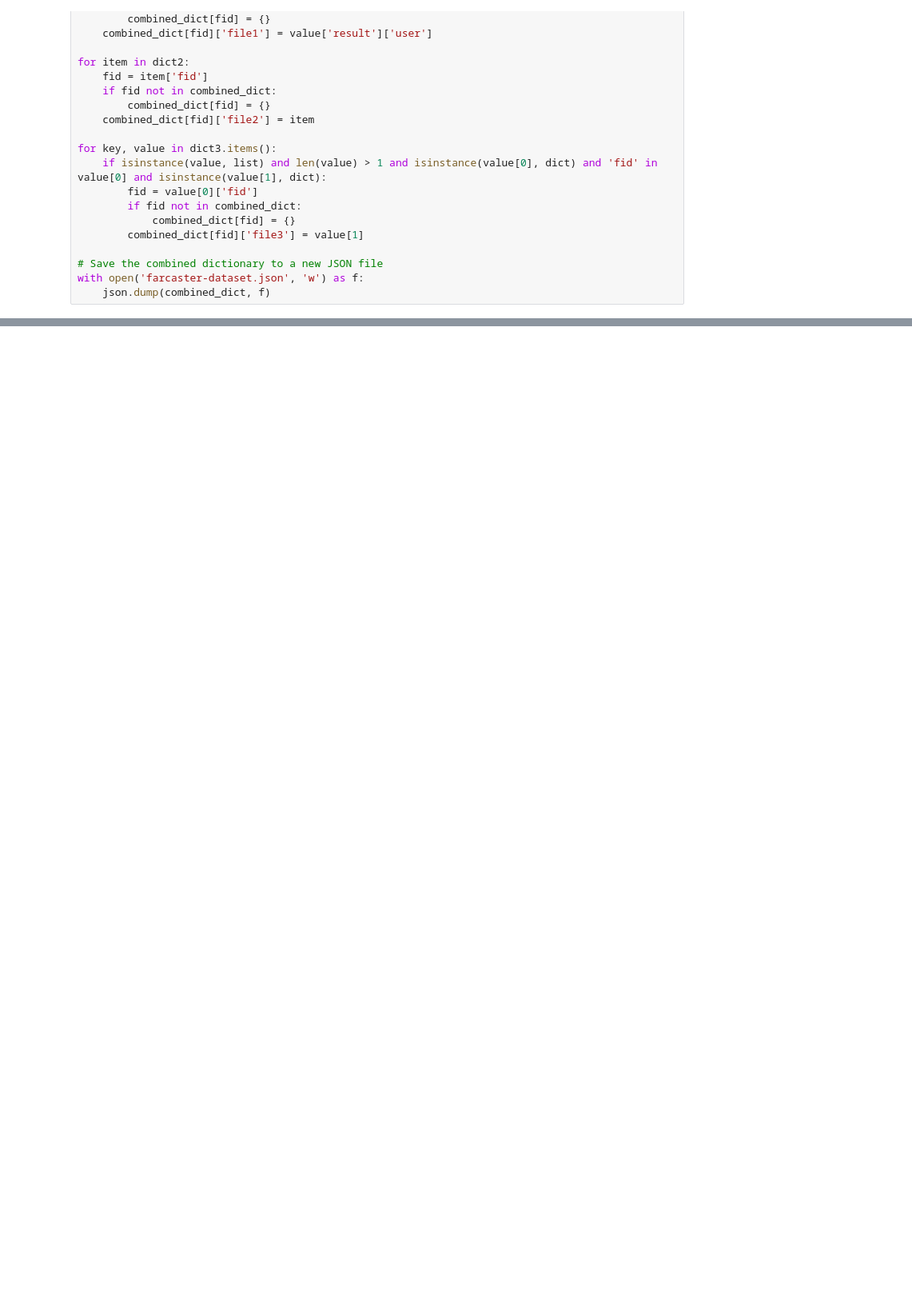
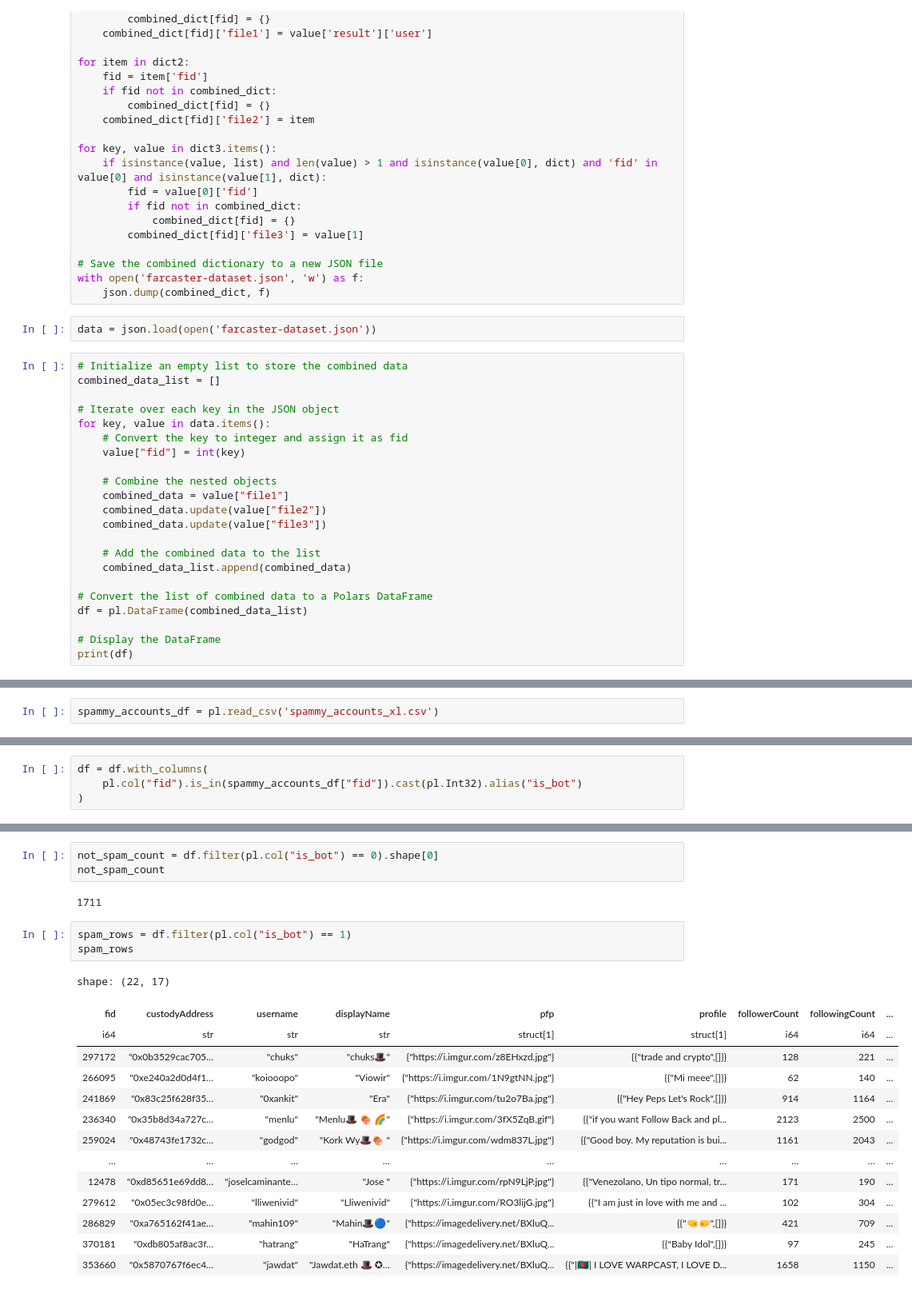
Before and after one commit to DappaDanDev/giza-farcaster-bot, a Jupyter notebook: giza-datasets.ipynb, the cells around one changed output, grey strips where cells are left out. Shown at 80% size. Saved outputs shown, nothing was run; the diff lists cells and outputs as text; blank space fills up the shorter version.

Commit message:
Added "is_bot" labels
Added a column to label bots

```diff
--- a/giza-datasets.ipynb
+++ b/giza-datasets.ipynb
@@ -141,3 +141,27 @@ for key, value in dict3.items():
 # Save the combined dictionary to a new JSON file
 with open('farcaster-dataset.json', 'w') as f:
     json.dump(combined_dict, f)
+# %%
+data = json.load(open('farcaster-dataset.json'))
+# %%
+# Initialize an empty list to store the combined data
+combined_data_list = []
+
+# Iterate over each key in the JSON object
+for key, value in data.items():
+    # Convert the key to integer and assign it as fid
+    value["fid"] = int(key)
+
+    # Combine the nested objects
+    combined_data = value["file1"]
+    combined_data.update(value["file2"])
+    combined_data.update(value["file3"])
+
+    # Add the combined data to the list
+    combined_data_list.append(combined_data)
+
+# Convert the list of combined data to a Polars DataFrame
+df = pl.DataFrame(combined_data_list)
+
+# Display the DataFrame
+print(df)
@@ -143,0 +235,2 @@ with open('farcaster-dataset.json', 'w') as f:
+# %%
+spammy_accounts_df = pl.read_csv('spammy_accounts_xl.csv')
@@ -143,0 +257,4 @@ with open('farcaster-dataset.json', 'w') as f:
+# %%
+df = df.with_columns(
+    pl.col("fid").is_in(spammy_accounts_df["fid"]).cast(pl.Int32).alias("is_bot")
+)
@@ -143,0 +286,23 @@ with open('farcaster-dataset.json', 'w') as f:
+# %%
+not_spam_count = df.filter(pl.col("is_bot") == 0).shape[0]
+not_spam_count
+# %% [output]
+1711
+# %%
+spam_rows = df.filter(pl.col("is_bot") == 1)
+spam_rows
+# %% [output]
+shape: (22, 17)
+| fid | custodyAddress | username | displayName | pfp | profile | followerCount | followingCount | ... |
+| i64 | str | str | str | struct[1] | struct[1] | i64 | i64 | ... |
+| 297172 | "0x0b3529cac705… | "chuks" | "chuks🎩" | {"https://i.imgur.com/z8EHxzd.jpg"} | {{"trade and crypto",[]}} | 128 | 221 | ... |
+| 266095 | "0xe240a2d0d4f1… | "koiooopo" | "Viowir" | {"https://i.imgur.com/1N9gtNN.jpg"} | {{"Mi meee",[]}} | 62 | 140 | ... |
+| 241869 | "0x83c25f628f35… | "0xankit" | "Era" | {"https://i.imgur.com/tu2o7Ba.jpg"} | {{"Hey Peps Let's Rock",[]}} | 914 | 1164 | ... |
+| 236340 | "0x35b8d34a727c… | "menlu" | "Menlu🎩 🍖 🌈" | {"https://i.imgur.com/3fX5ZqB.gif"} | {{"if you want Follow Back and pl... | 2123 | 2500 | ... |
+| 259024 | "0x48743fe1732c… | "godgod" | "Kork Wy🎩🍖 " | {"https://i.imgur.com/wdm837L.jpg"} | {{"Good boy. My reputation is bui... | 1161 | 2043 | ... |
+| … | … | … | … | … | … | … | … | ... |
+| 12478 | "0xd85651e69dd8… | "joselcaminante… | "Jose " | {"https://i.imgur.com/rpN9LjP.jpg"} | {{"Venezolano, Un tipo normal, tr... | 171 | 190 | ... |
+| 279612 | "0x05ec3c98fd0e… | "lliwenivid" | "Lliwenivid" | {"https://i.imgur.com/RO3lijG.jpg"} | {{"I am just in love with me and ... | 102 | 304 | ... |
+| 286829 | "0xa765162f41ae… | "mahin109" | "Mahin🎩🔵" | {"https://imagedelivery.net/BXluQ... | {{"🤜🤛",[]}} | 421 | 709 | ... |
+| 370181 | "0xdb805af8ac3f… | "hatrang" | "HaTrang" | {"https://imagedelivery.net/BXluQ... | {{"Baby Idol",[]}} | 97 | 245 | ... |
+| 353660 | "0x5870767f6ec4… | "jawdat" | "Jawdat.eth 🎩 ✪… | {"https://imagedelivery.net/BXluQ... | {{"|🇧🇩| I LOVE WARPCAST, I LOVE D... | 1658 | 1150 | ... |
```
Also changed, not shown: parts of 17 cells of this notebook, 6 other files.
